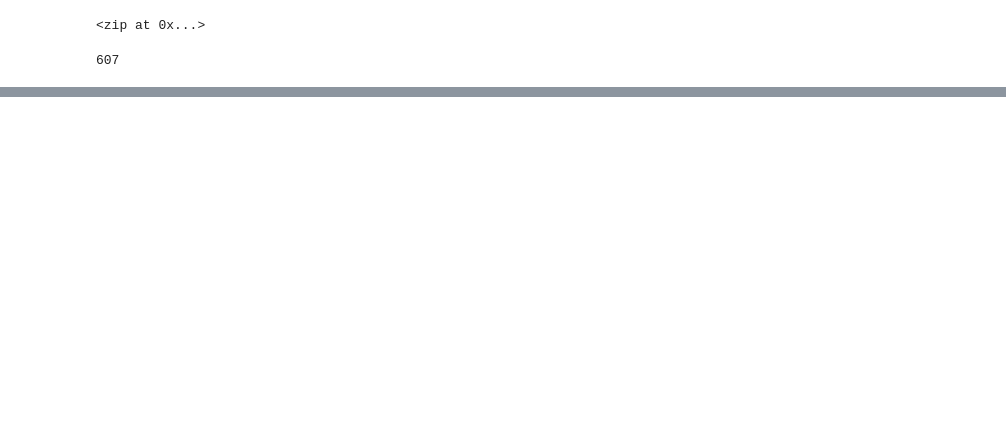
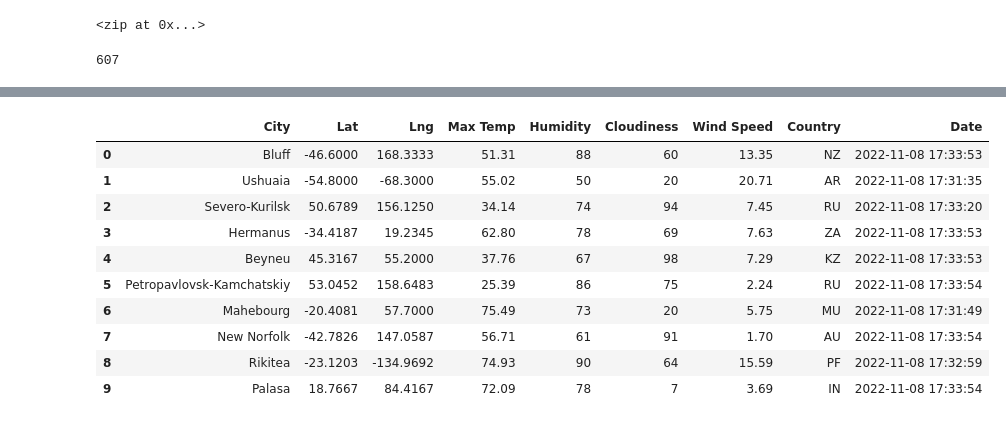
Before and after one commit to albertoaignr/World_Weather_Analysis, a Jupyter notebook: WeatherPy.ipynb, the cells around one changed output, grey strips where cells are left out. Cells and saved outputs as stored; diff of their text form; code cells hidden in the pictures; blank space fills up the shorter version.

Commit message:
Modified gitignore and WeatherPy

```diff
--- a/WeatherPy.ipynb
+++ b/WeatherPy.ipynb
@@ -32,0 +48,4 @@ len(cities)
+# %%
+# Starting URL for Weather Map API Call.
+url = "http://api.openweathermap.org/data/2.5/weather?units=Imperial&APPID=" + weather_api_key
+print(url)
@@ -32,0 +137,16 @@ len(cities)
+# %%
+# Convert the array of dictionaries to a Pandas DataFrame.
+city_data_df = pd.DataFrame(city_data)
+city_data_df.head(10)
+# %% [output]
+|  | City | Lat | Lng | Max Temp | Humidity | Cloudiness | Wind Speed | Country | Date |
+| 0 | Bluff | -46.6000 | 168.3333 | 51.31 | 88 | 60 | 13.35 | NZ | 2022-11-08 17:33:53 |
+| 1 | Ushuaia | -54.8000 | -68.3000 | 55.02 | 50 | 20 | 20.71 | AR | 2022-11-08 17:31:35 |
+| 2 | Severo-Kurilsk | 50.6789 | 156.1250 | 34.14 | 74 | 94 | 7.45 | RU | 2022-11-08 17:33:20 |
+| 3 | Hermanus | -34.4187 | 19.2345 | 62.80 | 78 | 69 | 7.63 | ZA | 2022-11-08 17:33:53 |
+| 4 | Beyneu | 45.3167 | 55.2000 | 37.76 | 67 | 98 | 7.29 | KZ | 2022-11-08 17:33:53 |
+| 5 | Petropavlovsk-Kamchatskiy | 53.0452 | 158.6483 | 25.39 | 86 | 75 | 2.24 | RU | 2022-11-08 17:33:54 |
+| 6 | Mahebourg | -20.4081 | 57.7000 | 75.49 | 73 | 20 | 5.75 | MU | 2022-11-08 17:31:49 |
+| 7 | New Norfolk | -42.7826 | 147.0587 | 56.71 | 61 | 91 | 1.70 | AU | 2022-11-08 17:33:54 |
+| 8 | Rikitea | -23.1203 | -134.9692 | 74.93 | 90 | 64 | 15.59 | PF | 2022-11-08 17:32:59 |
+| 9 | Palasa | 18.7667 | 84.4167 | 72.09 | 78 | 7 | 3.69 | IN | 2022-11-08 17:33:54 |
```
Also changed, not shown: parts of 9 cells of this notebook, 2 other files.
